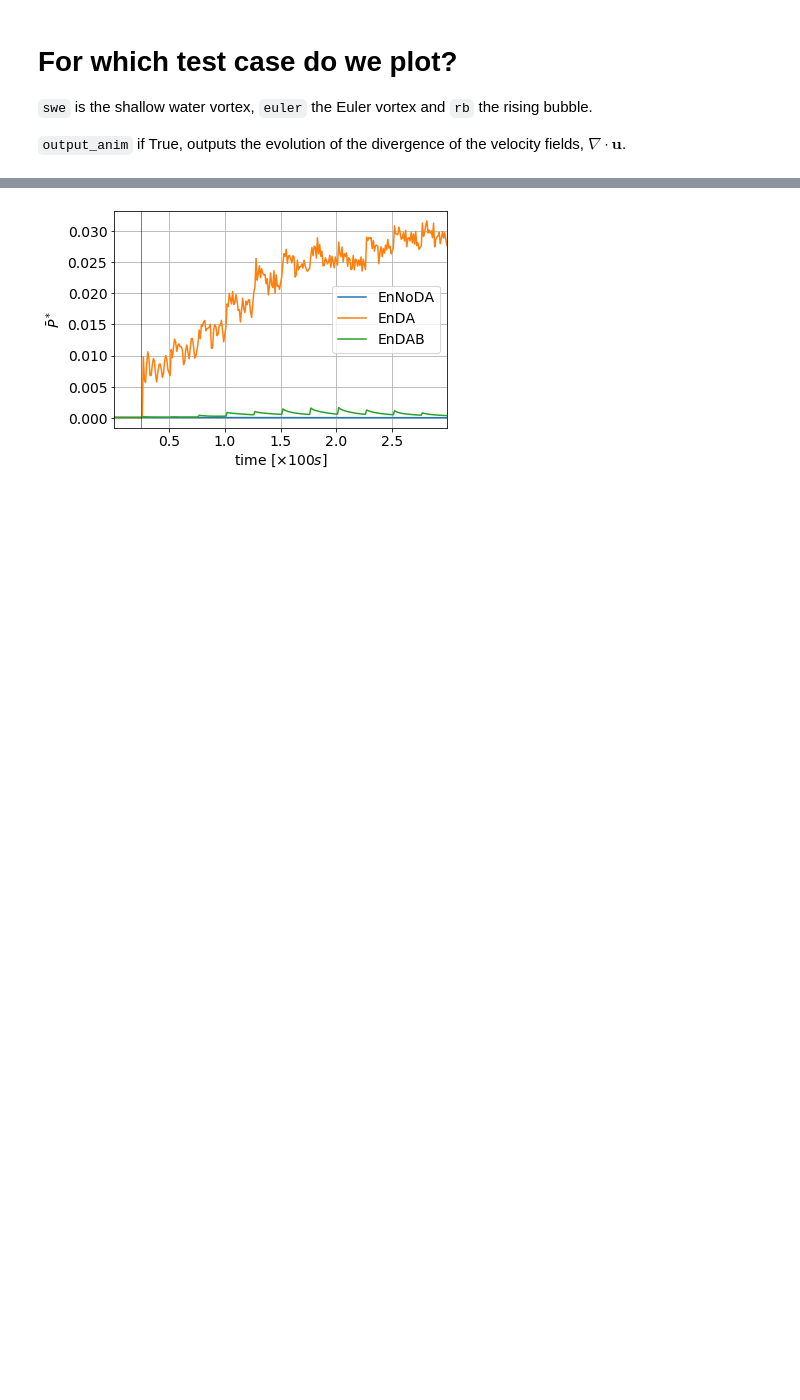
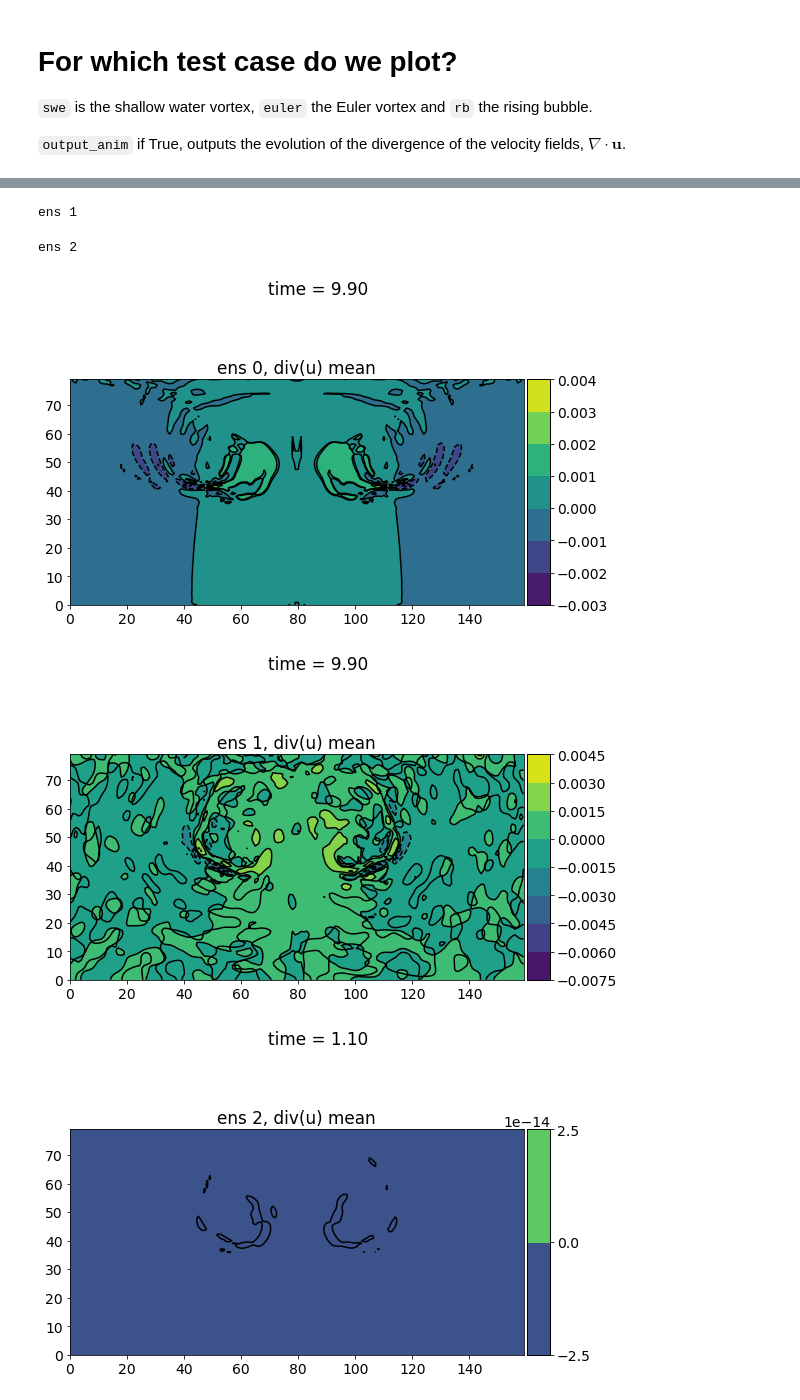
Before and after one commit to ray-chew/pyBELLA, a Jupyter notebook: visualiser_debugger/review_localdab/scale_analysis.ipynb, the cells around one changed output, grey strips where cells are left out. Cells and saved outputs as stored; diff of their text form; code cells hidden in the pictures; blank space fills up the shorter version.

```diff
--- a/visualiser_debugger/review_localdab/scale_analysis.ipynb
+++ b/visualiser_debugger/review_localdab/scale_analysis.ipynb
@@ -24,10 +24,10 @@ import matplotlib.pyplot as plt
 `output_anim` if True, outputs the evolution of the divergence of the velocity fields, $\nabla \cdot \mathbf{u}$.
 # %%
 swe = False
-euler = True
-rb = False
+euler = False
+rb = True
 
-output_anim = False
+output_anim = True
 # %%
 def load(base_fn,Nx,Ny,et,Nz=None):
     pydir = '../../%s/' %base_fn
@@ -219,7 +219,10 @@ for bb,ens in enumerate(enses):
             divu[ii] = div[2:-2,2:-2]
 
         # put array for plotting if animation is enabled
-        if output_anim: arr_plt[tt] = [[divu[0].T,'ens %i, div(u)' %bb]]
+        # this outputs plot for the 0th ensemble member
+#         if output_anim: arr_plt[tt] = [[divu[0].T,'ens %i, div(u)' %bb]]
+        # this outputs plot for the ensemble mean
+        if output_anim: arr_plt[tt] = [[divu.mean(axis=0).T,'ens %i, div(u) mean' %bb]]
 
         # calculate scale analysis (cite the equation numbers when written)
         if swe:
@@ -252,7 +255,6 @@ for bb,ens in enumerate(enses):
         writer = Writer(fps=10, metadata=dict(artist=''), bitrate=6000)
         anim.save('./output/%s_div_ens_%i.mp4' %(lbl,bb), writer=writer)
 
-
 # plotting...
 t_axs = times
 barPu00 = 0.0
@@ -291 +291,5 @@ ens 2
+ens 1
+ens 2
-[figure, old version]
+[figure, new version]
+[figure, added]
+[figure, added]
```
Also changed, not shown: parts of 1 cell of this notebook, 1 other file.
